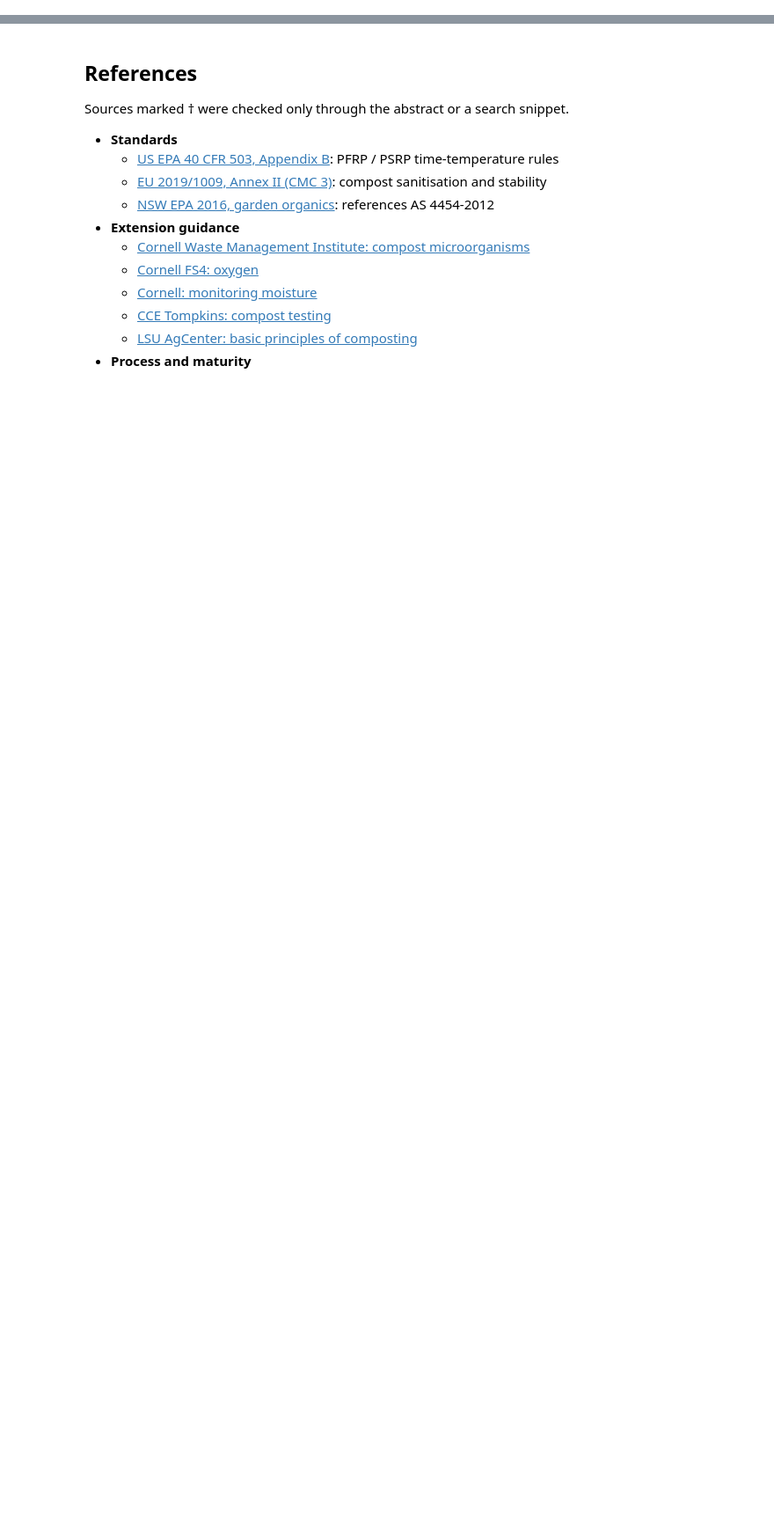
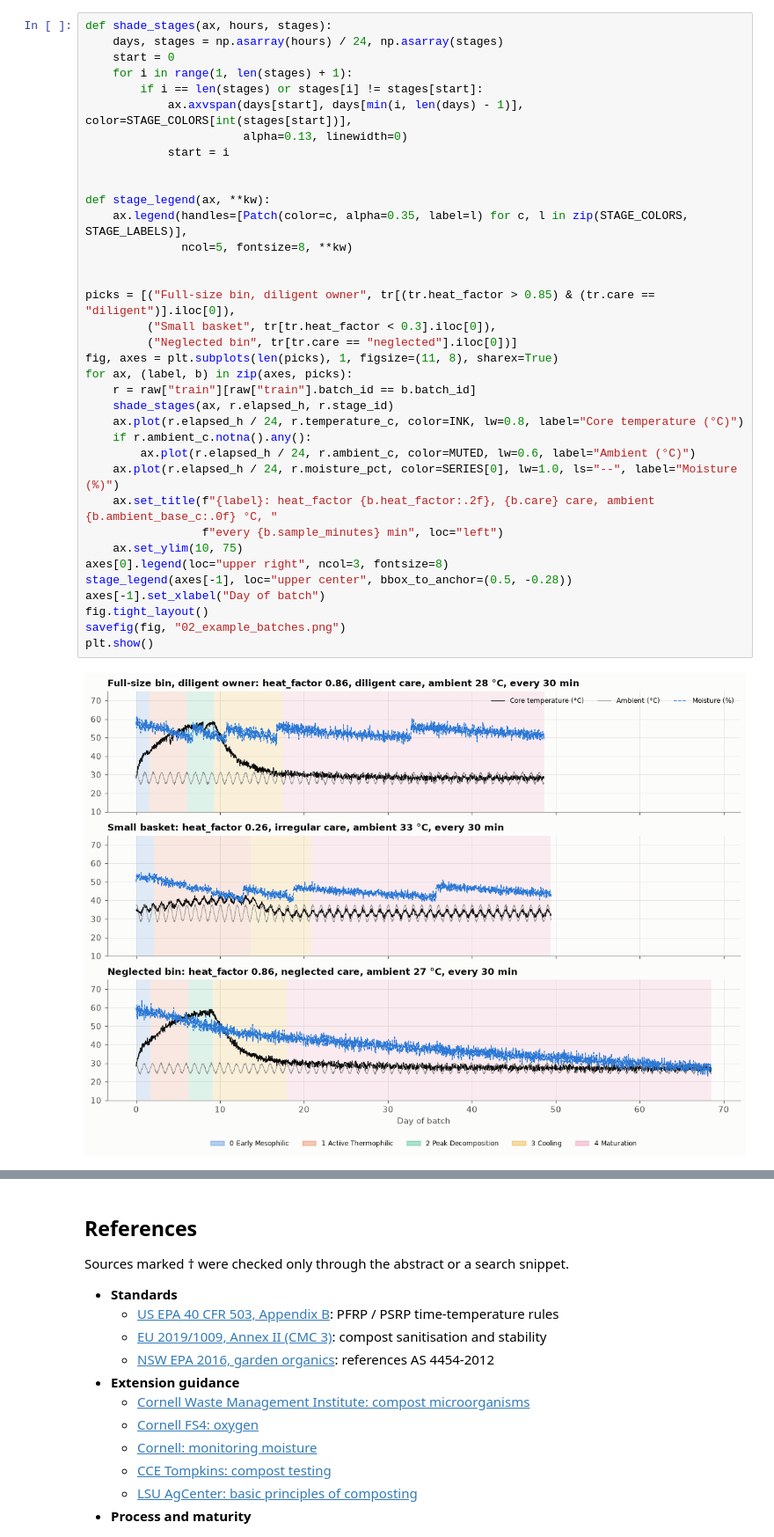
Before and after one commit to thinkingjet/compost_iot_system, a Jupyter notebook: ml/compost_stage_classifier.ipynb, the cells around one changed output, grey strips where cells are left out. Shown at 88% size. Cells and saved outputs as stored; diff of their text form; blank space fills up the shorter version.

```diff
--- a/ml/compost_stage_classifier.ipynb
+++ b/ml/compost_stage_classifier.ipynb
@@ -1134,0 +250,38 @@ The headline numbers are in the summary at the top. This section turns them into
+# %%
+def shade_stages(ax, hours, stages):
+    days, stages = np.asarray(hours) / 24, np.asarray(stages)
+    start = 0
+    for i in range(1, len(stages) + 1):
+        if i == len(stages) or stages[i] != stages[start]:
+            ax.axvspan(days[start], days[min(i, len(days) - 1)], color=STAGE_COLORS[int(stages[start])],
+                       alpha=0.13, linewidth=0)
+            start = i
+
+
+def stage_legend(ax, **kw):
+    ax.legend(handles=[Patch(color=c, alpha=0.35, label=l) for c, l in zip(STAGE_COLORS, STAGE_LABELS)],
+              ncol=5, fontsize=8, **kw)
+
+
+picks = [("Full-size bin, diligent owner", tr[(tr.heat_factor > 0.85) & (tr.care == "diligent")].iloc[0]),
+         ("Small basket", tr[tr.heat_factor < 0.3].iloc[0]),
+         ("Neglected bin", tr[tr.care == "neglected"].iloc[0])]
+fig, axes = plt.subplots(len(picks), 1, figsize=(11, 8), sharex=True)
+for ax, (label, b) in zip(axes, picks):
+    r = raw["train"][raw["train"].batch_id == b.batch_id]
+    shade_stages(ax, r.elapsed_h, r.stage_id)
+    ax.plot(r.elapsed_h / 24, r.temperature_c, color=INK, lw=0.8, label="Core temperature (°C)")
+    if r.ambient_c.notna().any():
+        ax.plot(r.elapsed_h / 24, r.ambient_c, color=MUTED, lw=0.6, label="Ambient (°C)")
+    ax.plot(r.elapsed_h / 24, r.moisture_pct, color=SERIES[0], lw=1.0, ls="--", label="Moisture (%)")
+    ax.set_title(f"{label}: heat_factor {b.heat_factor:.2f}, {b.care} care, ambient {b.ambient_base_c:.0f} °C, "
+                 f"every {b.sample_minutes} min", loc="left")
+    ax.set_ylim(10, 75)
+axes[0].legend(loc="upper right", ncol=3, fontsize=8)
+stage_legend(axes[-1], loc="upper center", bbox_to_anchor=(0.5, -0.28))
+axes[-1].set_xlabel("Day of batch")
+fig.tight_layout()
+savefig(fig, "02_example_batches.png")
+plt.show()
+# %% [output]
+[figure, added]
```
Also changed, not shown: parts of 69 cells of this notebook, 14 other files.
